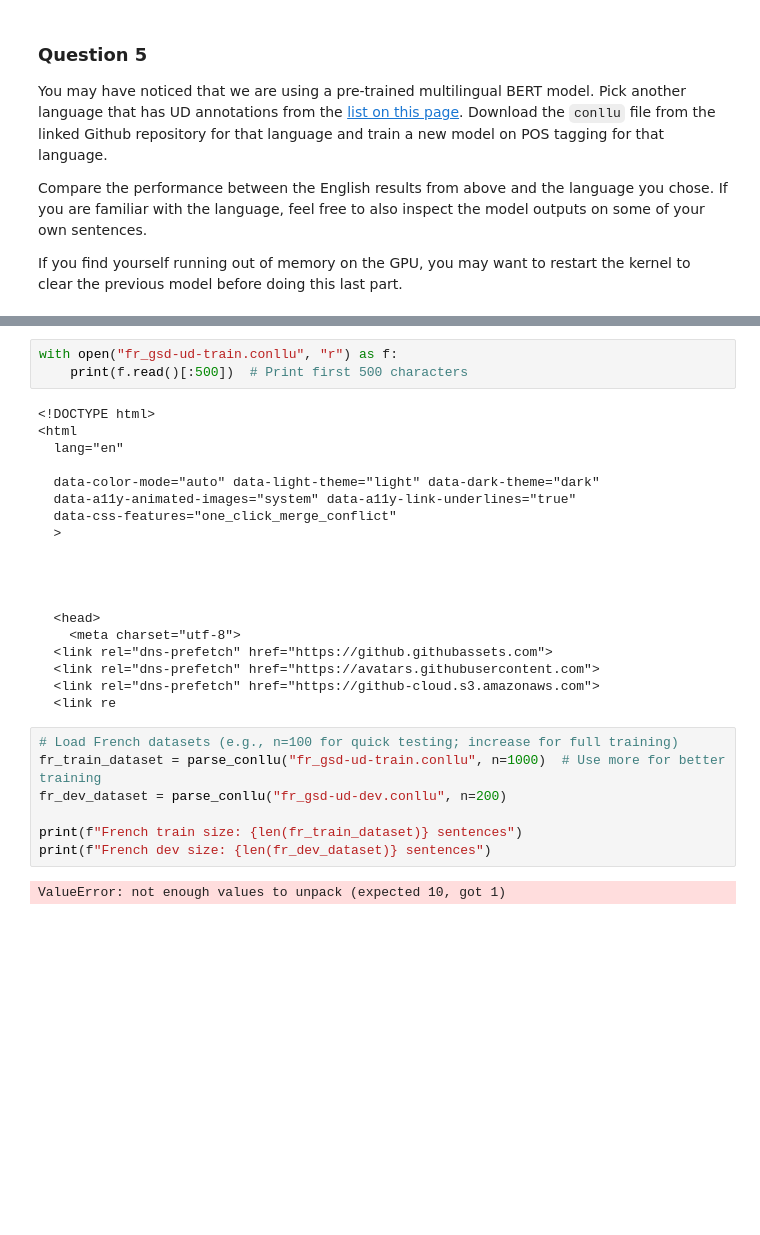
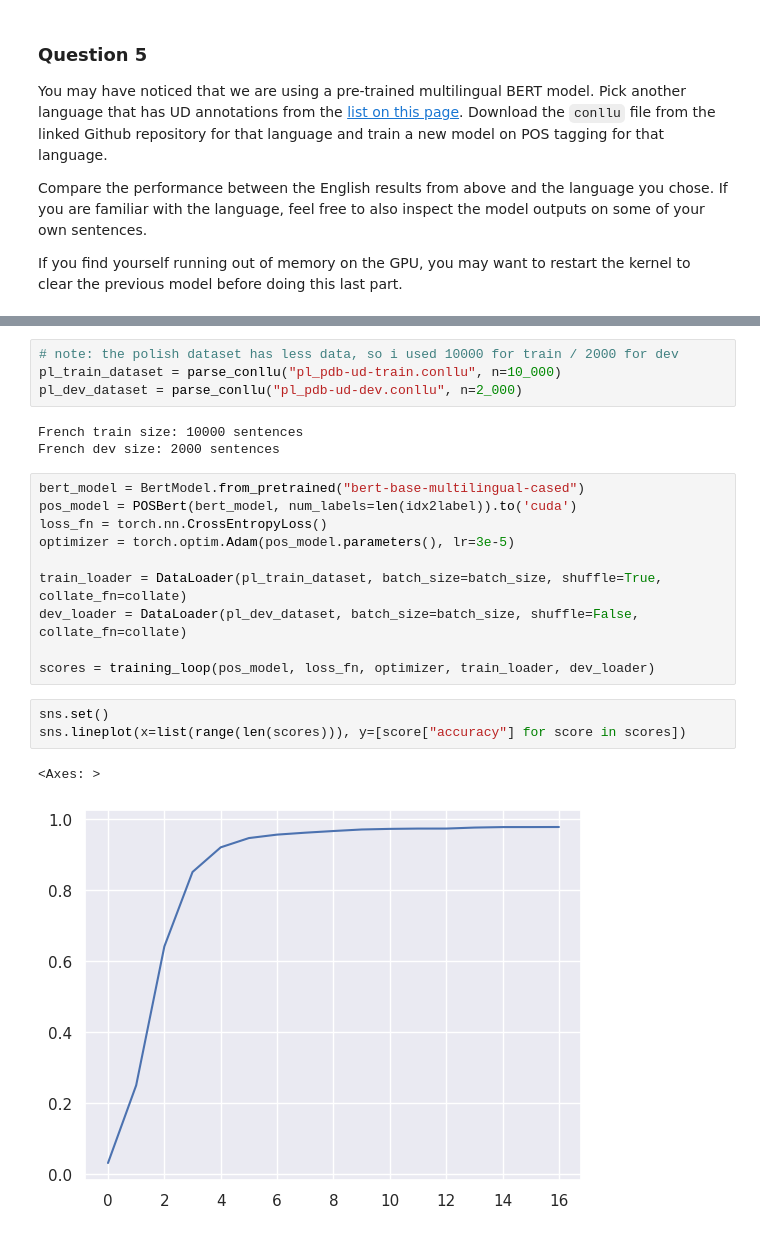
Before and after one commit to GoldPapaya/info256-applied-nlp, a Jupyter notebook: 7.lm/HW7_BERT_Parts_of_Speech.ipynb, the cells around one changed output, grey strips where cells are left out. Drawn from its saved outputs; the diff is of its cells as text; blank space fills up the shorter version.

```diff
--- a/7.lm/HW7_BERT_Parts_of_Speech.ipynb
+++ b/7.lm/HW7_BERT_Parts_of_Speech.ipynb
@@ -437,31 +437,23 @@ fr_gsd-ud-dev.conll 100%[===================>]   2.21M  --.-KB/s    in 0.04s
-# %%
-with open("fr_gsd-ud-train.conllu", "r") as f:
-    print(f.read()[:500])  # Print first 500 characters
-# %% [output]
-<!DOCTYPE html>
-<html
-  lang="en"
-
-  data-color-mode="auto" data-light-theme="light" data-dark-theme="dark"
-  data-a11y-animated-images="system" data-a11y-link-underlines="true"
-  data-css-features="one_click_merge_conflict"
-  >
-
-
-
-
-  <head>
-    <meta charset="utf-8">
-  <link rel="dns-prefetch" href="https://github.githubassets.com">
-  <link rel="dns-prefetch" href="https://avatars.githubusercontent.com">
-  <link rel="dns-prefetch" href="https://github-cloud.s3.amazonaws.com">
-  <link re
-# %%
-# Load French datasets (e.g., n=100 for quick testing; increase for full training)
-fr_train_dataset = parse_conllu("fr_gsd-ud-train.conllu", n=1000)  # Use more for better training
-fr_dev_dataset = parse_conllu("fr_gsd-ud-dev.conllu", n=200)
-
-print(f"French train size: {len(fr_train_dataset)} sentences")
-print(f"French dev size: {len(fr_dev_dataset)} sentences")
-# %% [output]
-ValueError: not enough values to unpack (expected 10, got 1)
+# %%
+# note: the polish dataset has less data, so i used 10000 for train / 2000 for dev
+pl_train_dataset = parse_conllu("pl_pdb-ud-train.conllu", n=10_000)
+pl_dev_dataset = parse_conllu("pl_pdb-ud-dev.conllu", n=2_000)
+# %% [output]
+French train size: 10000 sentences
+French dev size: 2000 sentences
+# %%
+bert_model = BertModel.from_pretrained("bert-base-multilingual-cased")
+pos_model = POSBert(bert_model, num_labels=len(idx2label)).to('cuda')
+loss_fn = torch.nn.CrossEntropyLoss()
+optimizer = torch.optim.Adam(pos_model.parameters(), lr=3e-5)
+
+train_loader = DataLoader(pl_train_dataset, batch_size=batch_size, shuffle=True, collate_fn=collate)
+dev_loader = DataLoader(pl_dev_dataset, batch_size=batch_size, shuffle=False, collate_fn=collate)
+
+scores = training_loop(pos_model, loss_fn, optimizer, train_loader, dev_loader)
+# %%
+sns.set()
+sns.lineplot(x=list(range(len(scores))), y=[score["accuracy"] for score in scores])
+# %% [output]
+<Axes: >
+[figure, added]
```
Also changed, not shown: parts of 5 cells of this notebook.
